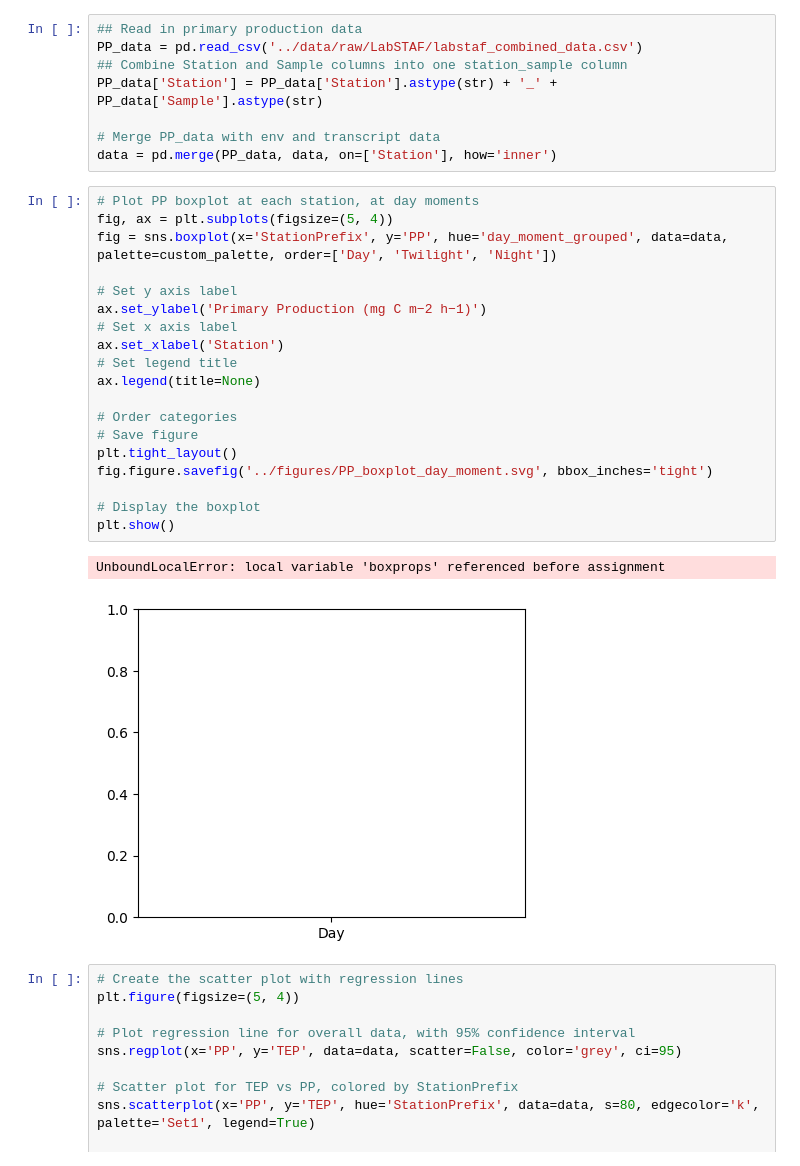
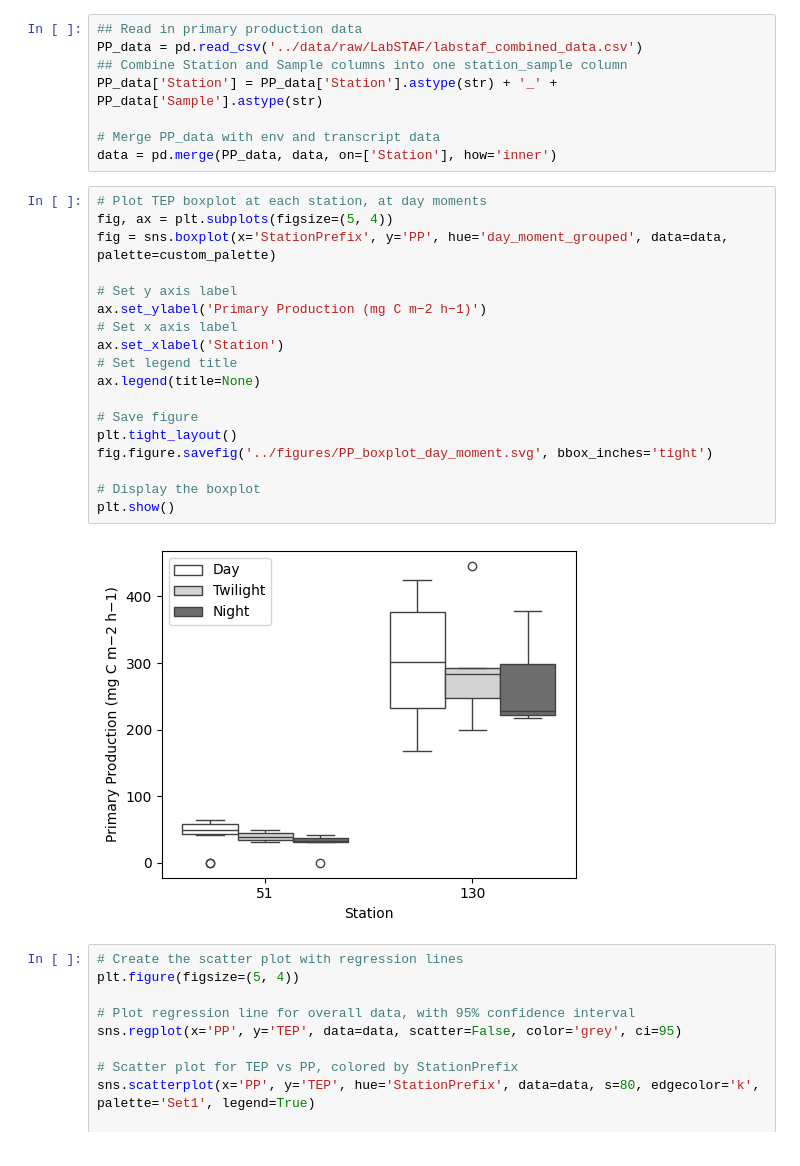
Before and after one commit to MichielPerneel/spring_campaign_2023, a Jupyter notebook: scripts/TEP_analysis.ipynb, the cells around one changed output. Drawn from its saved outputs; the diff is of its cells as text.

```diff
--- a/scripts/TEP_analysis.ipynb
+++ b/scripts/TEP_analysis.ipynb
@@ -619,27 +635,25 @@ PP_data['Station'] = PP_data['Station'].astype(str) + '_' + PP_data['Sample'].as
 # Merge PP_data with env and transcript data
 data = pd.merge(PP_data, data, on=['Station'], how='inner')
 # %%
-# Plot PP boxplot at each station, at day moments
+# Plot TEP boxplot at each station, at day moments
 fig, ax = plt.subplots(figsize=(5, 4))
-fig = sns.boxplot(x='StationPrefix', y='PP', hue='day_moment_grouped', data=data, palette=custom_palette, order=['Day', 'Twilight', 'Night'])
+fig = sns.boxplot(x='StationPrefix', y='PP', hue='day_moment_grouped', data=data, palette=custom_palette)
 
 # Set y axis label
 ax.set_ylabel('Primary Production (mg C m−2 h−1)')
 # Set x axis label
 ax.set_xlabel('Station')
 # Set legend title
 ax.legend(title=None)
 
-# Order categories
 # Save figure
 plt.tight_layout()
 fig.figure.savefig('../figures/PP_boxplot_day_moment.svg', bbox_inches='tight')
 
 # Display the boxplot
 plt.show()
 # %% [output]
-UnboundLocalError: local variable 'boxprops' referenced before assignment
-[figure, old version]
+[figure, new version]
 # %%
 # Create the scatter plot with regression lines
 plt.figure(figsize=(5, 4))
```
Also changed, not shown: parts of 30 cells of this notebook, 16 other files.
